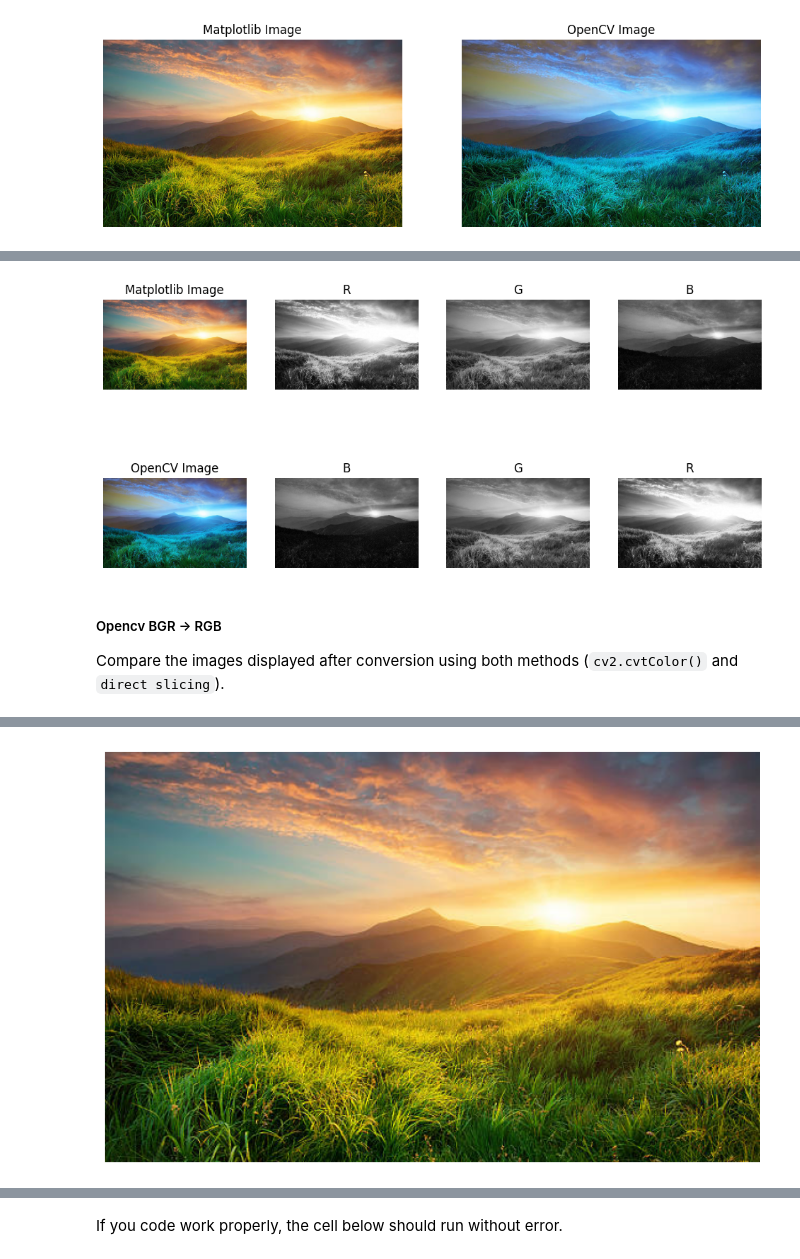
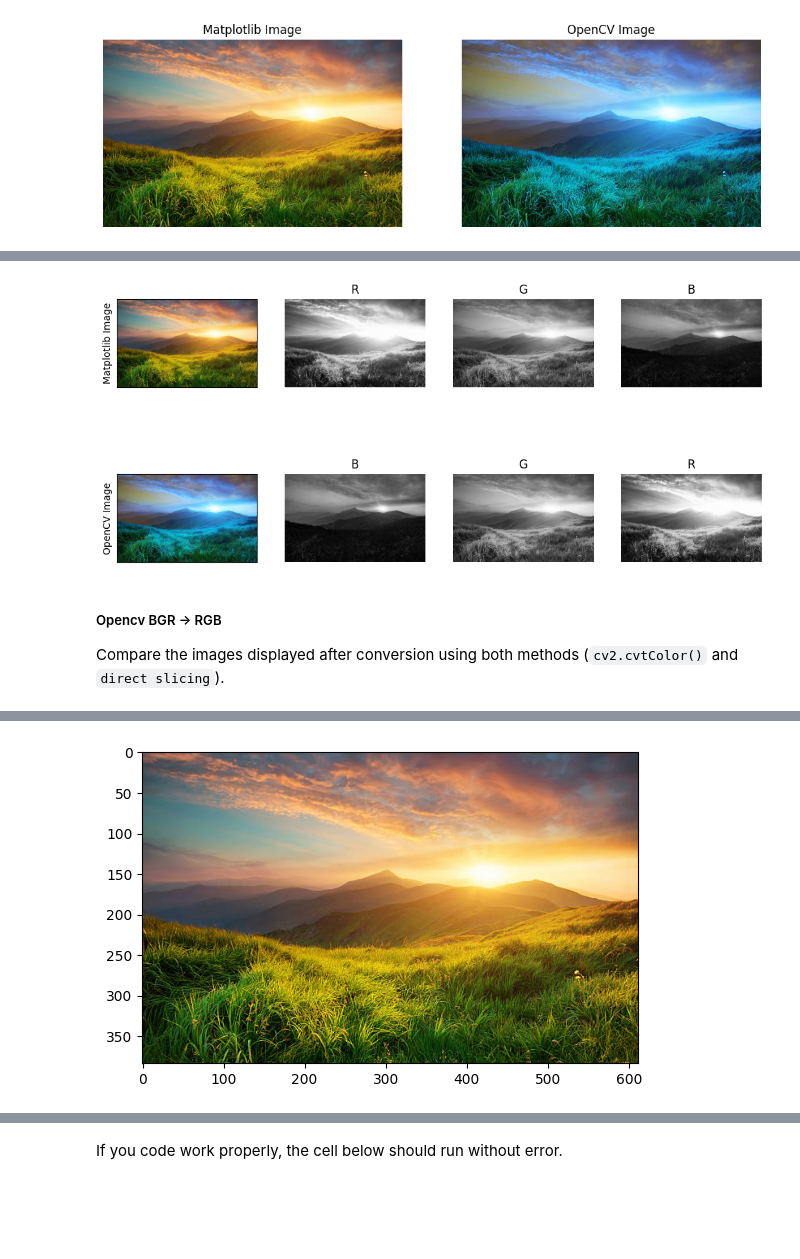
Before and after one commit to louiskub/Image-Processing-Course-2025, a Jupyter notebook: Lab1_image-representation/Lab1_1.ipynb, the cells around one changed output, grey strips where cells are left out. Cells and saved outputs as stored; diff of their text form; code cells hidden in the pictures; blank space fills up the shorter version.

```diff
--- a/Lab1_image-representation/Lab1_1.ipynb
+++ b/Lab1_image-representation/Lab1_1.ipynb
@@ -78,12 +76,16 @@ Examine the grayscale representations of individual color channels for each libr
 ### START CODE HERE ###
 fig, axs = plt.subplots(2, 4, figsize=(12, 6))
 axs[0,0].imshow(mpl_img)
-axs[0,0].set_title('Matplotlib Image')
-axs[0,0].axis('off')
+axs[0,0].set_ylabel('Matplotlib Image')
+# axs[0,0].axis('off')
 
 axs[1,0].imshow(cv_img)
-axs[1,0].set_title('OpenCV Image')
-axs[1,0].axis('off')
+axs[1,0].set_ylabel('OpenCV Image')
+# axs[1,0].axis('off')
+
+for i in range(2):
+    axs[i, 0].set_xticks([])
+    axs[i, 0].set_yticks([])
 
 name_map = {
     'mpl': 'RGB',
@@ -101,11 +103,10 @@ for i in range(1, 4):
     axs[1, i].axis('off')
 
 
-
 plt.show()
 ### END CODE HERE ###
 # %% [output]
-[figure, old version]
+[figure, new version]
 # %% [markdown]
 ##### Opencv BGR -> RGB
 Compare the images displayed after conversion using both methods (`cv2.cvtColor()` and `direct slicing`).
@@ -127,15 +128,13 @@ Use `cv2.cvtColor()`
 # %%
 ### START CODE HERE ###
 
-fig, axs = plt.subplots(1, 1, figsize=(12, 6))
-
+fig, axs = plt.subplots(1, 1)
 axs.imshow(cv2.cvtColor(cv_img, cv2.COLOR_BGR2RGB))
-axs.axis('off')  # Hide axes for better visualization
 
 plt.show()
 ### END CODE HERE ###
 # %% [output]
-[figure, old version]
+[figure, new version]
 # %% [markdown]
 Use `direct slicing method (array[...])`
 <details>
```
Also changed, not shown: parts of 13 cells of this notebook.
